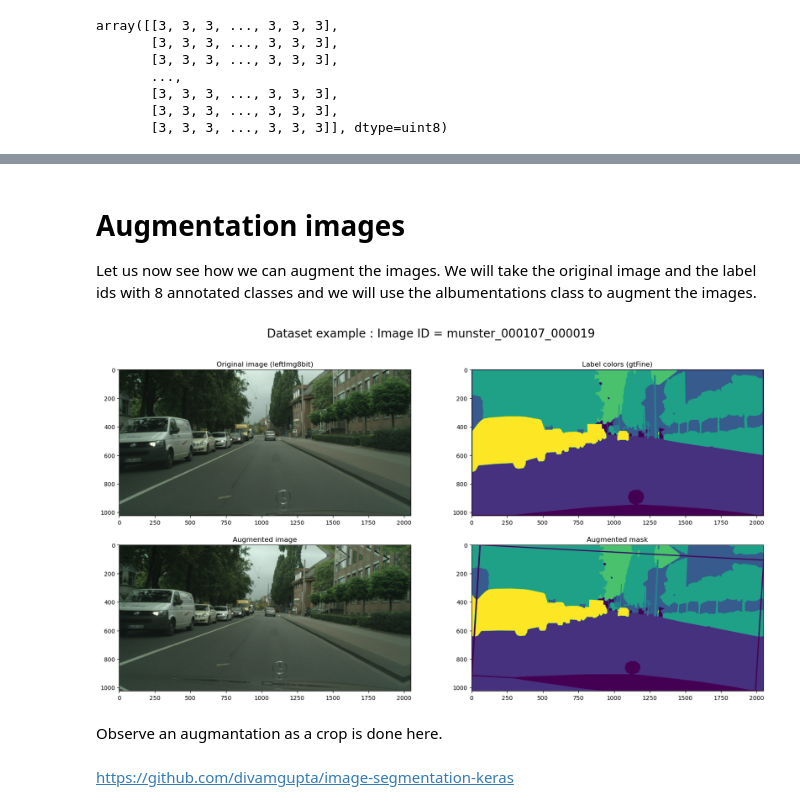
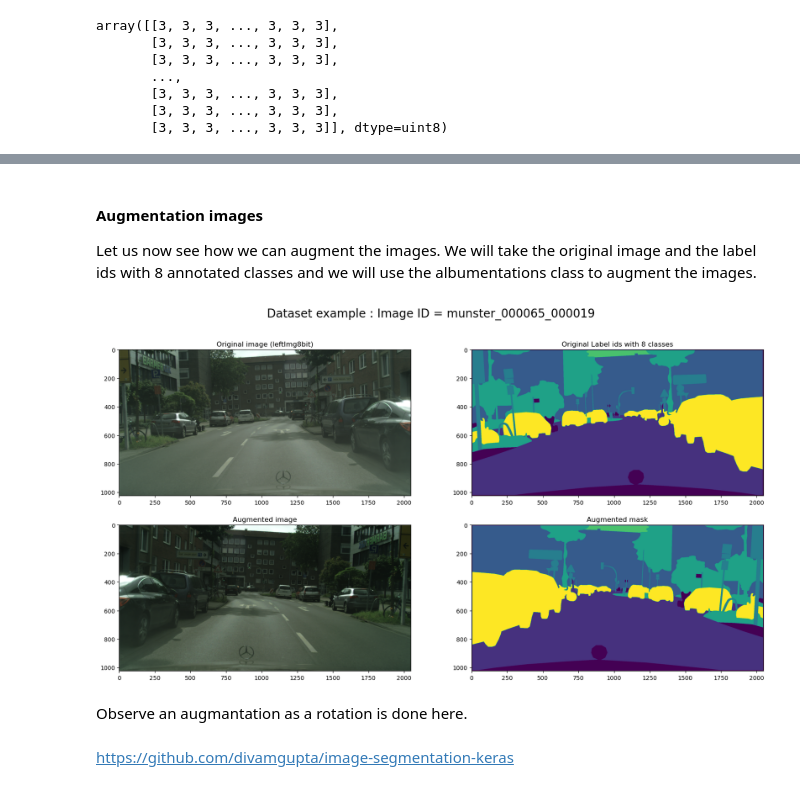
Before and after one commit to mbartcus/OC-projects, a Jupyter notebook: oc_8/Bartcus_Marius_1_notebook_102022.ipynb, the cells around one changed output, grey strips where cells are left out. Cells and saved outputs as stored; diff of their text form; code cells hidden in the pictures.

```diff
--- a/oc_8/Bartcus_Marius_1_notebook_102022.ipynb
+++ b/oc_8/Bartcus_Marius_1_notebook_102022.ipynb
@@ -237,0 +260,10 @@ count_label_anotation(ids_img)
+# %%
+# Listes des chemins des images
+train_path, train_mask, test_path, test_mask, val_path, val_mask = getPathFiles()
+uniq_val = []
+for msk in train_mask:
+    ids_img = np.array(np.array(Image.open(msk)))
+    uv = np.unique(ids_img)
+
+    uniq_val = np.union1d(uniq_val, uv)
+uniq_val
@@ -237,0 +274,8 @@ count_label_anotation(ids_img)
+# %%
+uniq_val = []
+for msk in test_mask:
+    ids_img = np.array(np.array(Image.open(msk)))
+    uv = np.unique(ids_img)
+
+    uniq_val = np.union1d(uniq_val, uv)
+uniq_val
@@ -237,0 +284,8 @@ count_label_anotation(ids_img)
+# %%
+uniq_val = []
+for msk in val_mask:
+    ids_img = np.array(np.array(Image.open(msk)))
+    uv = np.unique(ids_img)
+
+    uniq_val = np.union1d(uniq_val, uv)
+uniq_val
@@ -284,3 +342,10 @@ mask_labelids = pd.DataFrame(ids_img)
 for new_value, old_value in cats_replace.items():
     mask_labelids = mask_labelids.replace(old_value, new_value);
 mask_labelids = mask_labelids.to_numpy()
+# %%
+img=np.array([[1,3],[0,0], [1,1]])
+clc = 4
+msk = np.zeros((img.shape[0],img.shape[1],clc))
+for li in np.unique(img):
+    msk[:,:,li] = np.logical_or(msk[:,:,li],(img==li))
+msk
@@ -333,5 +473,5 @@ array([[3, 3, 3, ..., 3, 3, 3],
 # %% [markdown]
-# Augmentation images
+#### Augmentation images
 Let us now see how we can augment the images. We will take the original image and the label ids with 8 annotated classes and we will use the albumentations class to augment the images.
 # %%
 transform = aug.Compose(
@@ -374,29 +514,29 @@ augmented = transform(
 # %%
 # plot images
 fig, ax = plt.subplots(
     nrows=2,
     ncols=2,
     figsize=(20, 10),
 )
 fig.suptitle(f"Dataset example : Image ID = {image_id}", fontsize=20)
 
 ax[0,0].title.set_text("Original image (leftImg8bit)")
 ax[0,0].imshow(img)
 
-ax[0,1].title.set_text("Label colors (gtFine)")
+ax[0,1].title.set_text("Original Label ids with 8 classes")
 ax[0,1].imshow(np.array(mask_labelids))
 
 ax[1,0].title.set_text("Augmented image")
 ax[1,0].imshow(np.array(augmented["image"]))
 
 ax[1,1].title.set_text("Augmented mask")
 ax[1,1].imshow(np.array(augmented["mask"]))
 
 plt.show()
 # %% [output]
-[figure, old version]
+[figure, new version]
 # %% [markdown]
-Observe an augmantation as a crop is done here.
+Observe an augmantation as a rotation is done here.
 # %% [markdown]
 https://github.com/divamgupta/image-segmentation-keras
 # %% [markdown]
```
Also changed, not shown: parts of 42 cells of this notebook, 6 other files.
